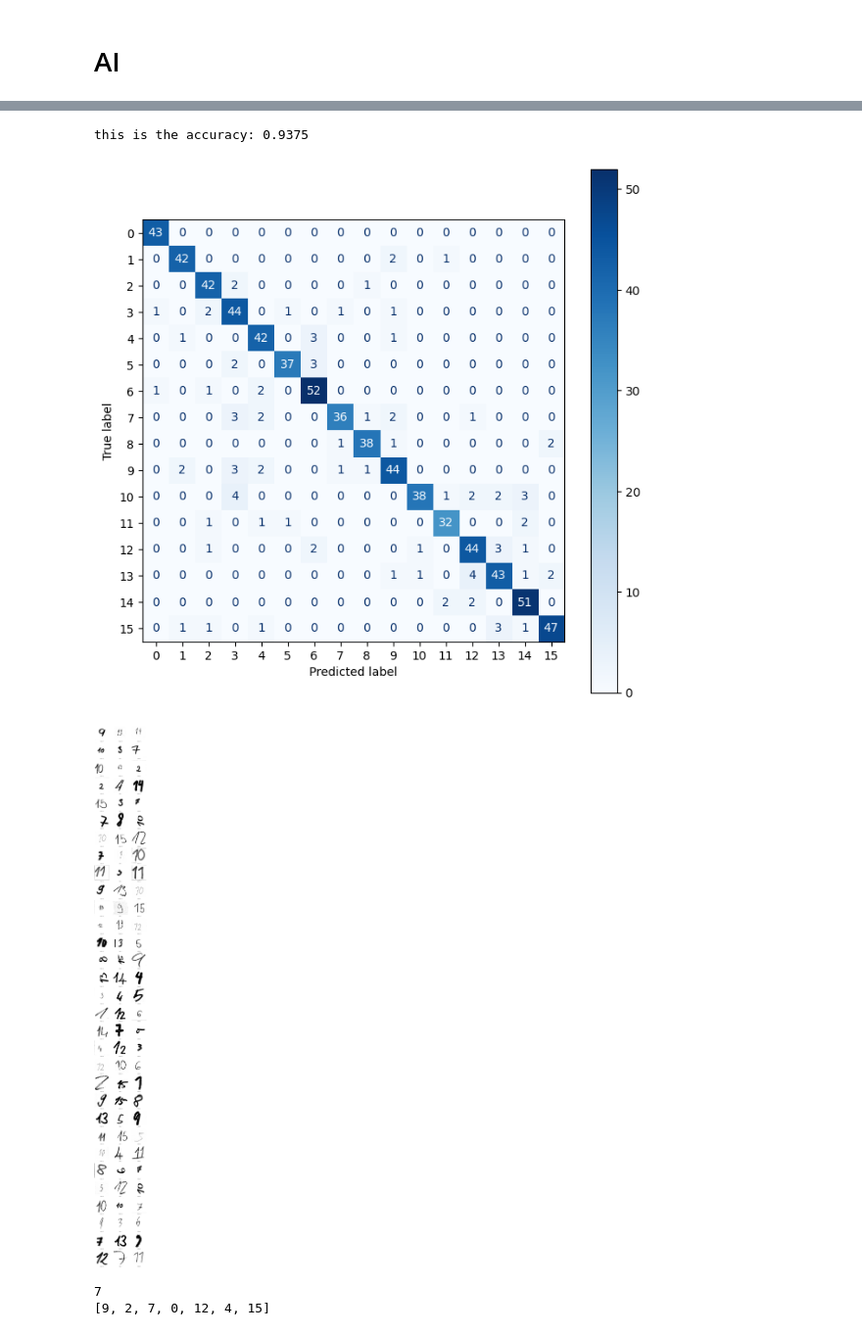
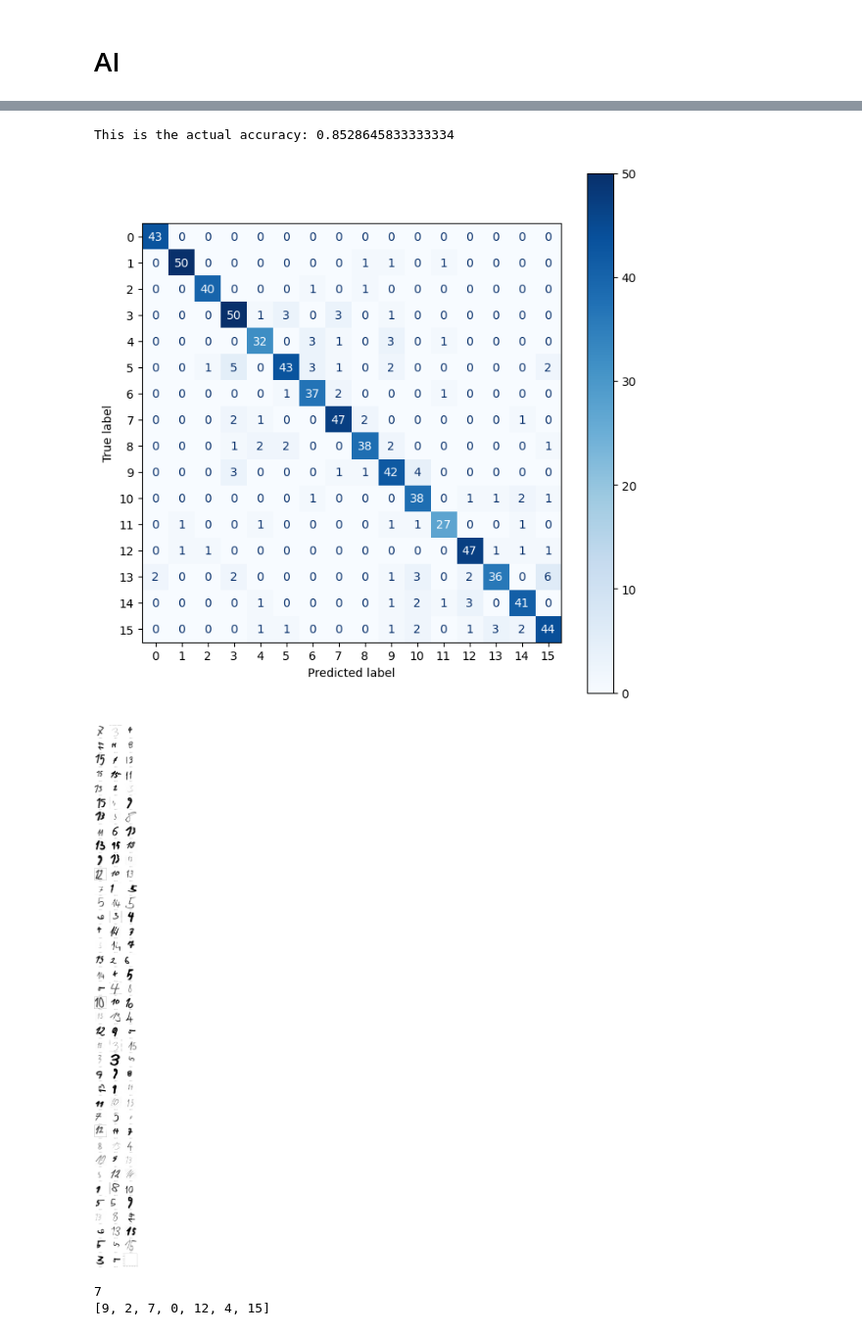
Before and after one commit to dragox134/AI_num_prediction, a Jupyter notebook: Actual_AI.ipynb, the cells around one changed output, grey strips where cells are left out. Shown at 98% size. Drawn from its saved outputs; the diff is of its cells as text; code cells hidden in the pictures.

Commit message:
Fixing accuracy calculation

```diff
--- a/Actual_AI.ipynb
+++ b/Actual_AI.ipynb
@@ -292,20 +294,21 @@ def batch_test(cnn, loaders, device, epoch=None, writer=None, data_collect=False
                         wrong_predictions.append([int(predictions[i].cpu()), b_x[i].cpu().numpy()])
 
 
-
+    accuracy = stat.mean(accuracies)
+    loss = stat.mean(losses)
 
     if data_collect:
         conf_matrix = ConfusionMatrixDisplay.from_predictions(b_y_list, predictions_list, cmap="Blues")
 
     else:
         # logging data
-        writer.add_scalar('Loss/test', losses[-1], epoch)
-        writer.add_scalar('Accuracy/test', accuracies[-1], epoch)
+        writer.add_scalar('Loss/test', loss, epoch)
+        writer.add_scalar('Accuracy/test', accuracy, epoch)
         conf_matrix = None
         wrong_predictions = None
 
 
-    return accuracies, conf_matrix, wrong_predictions
+    return accuracy, conf_matrix, wrong_predictions
 # %%
 ### TRAINING FUNCTION
 
@@ -364,18 +367,19 @@ def train(num_epochs, cnn, loaders, layout, filename):
 
 
         # validation on data yet unseen
-        test_accuracies, _, _ = batch_test(cnn, loaders, device, epoch, writer, False)
+        test_accuracy, _, _ = batch_test(cnn, loaders, device, epoch, writer, False)
 
-        if test_accuracies[-1] > accuracie_best:
-            accuracie_best = test_accuracies[-1]
+        if test_accuracy > accuracie_best:
+            accuracie_best = test_accuracy
             best_model = cnn
 
-
+        accuracy = stat.mean(accuracies)
+        loss = stat.mean(losses)
 
 
         # logging data
-        writer.add_scalar('Loss/train', losses[-1], epoch)
-        writer.add_scalar('Accuracy/train', accuracies[-1], epoch)
+        writer.add_scalar('Loss/train', loss, epoch)
+        writer.add_scalar('Accuracy/train', accuracy, epoch)
 
     best_model.to(device)
     torch.save(best_model.state_dict(), f"best/best{accuracie_best}")
@@ -409,49 +431,51 @@ for i in range(iterate):
 # %%
 ## VISUALIZE conf_matrix, images, predictions
 
+
+
 cnn = CNN()
-cnn.load_state_dict(torch.load("best/best0.96875"))      # loading model
+cnn.load_state_dict(torch.load("best/best0.8815104166666666"))      # loading model
 cnn.to(device)
 
 # collecting data to optimize
 accuracy, conf_matrix, wrong_predictions = batch_test(cnn, loaders, device, False, False, True)
 
-print(f'this is the accuracy: {accuracy[-1]}')
 
+print(f'This is the actual accuracy: {accuracy}')
 
 images = []
 values = []
 
 for i in wrong_predictions:
     values.append(i[0])
 
     image = np.reshape(i[1], (128, 128))
     images.append(image)
 
 
 # Calculate the number of rows needed
 num_rows = (len(images) + 2) // 3  # Adding 2 and using integer division to ensure rounding up
 
 fig, axes = plt.subplots(num_rows, 3, figsize=(12, 4 * num_rows))
 
 for i, (image, value) in enumerate(zip(images, values)):
     row_index = i // 3
     col_index = i % 3
     ax = axes[row_index, col_index]
     ax.imshow(image, cmap='gray')  # Display image
     ax.axis('off')  # Turn off axis
     ax.annotate(f'Value: {value}', (0.5, -0.1), xycoords='axes fraction', ha='center')  # Annotate value beneath the image
 
 # Hide empty subplots, if any
 for ax_row in axes[num_rows:]:
     for ax in ax_row:
         ax.axis('off')
 
 plt.show()
 # %% [output]
-this is the accuracy: 0.9375
+This is the actual accuracy: 0.8528645833333334
-[figure, old version]
+[figure, new version]
-[figure, old version]
+[figure, new version]
 # %%
 ############ TRYING OUT THE MODEL ON REAL LIFE EXAMPLES ##############
 
```
Also changed, not shown: parts of 2 cells of this notebook, 10 other files.
